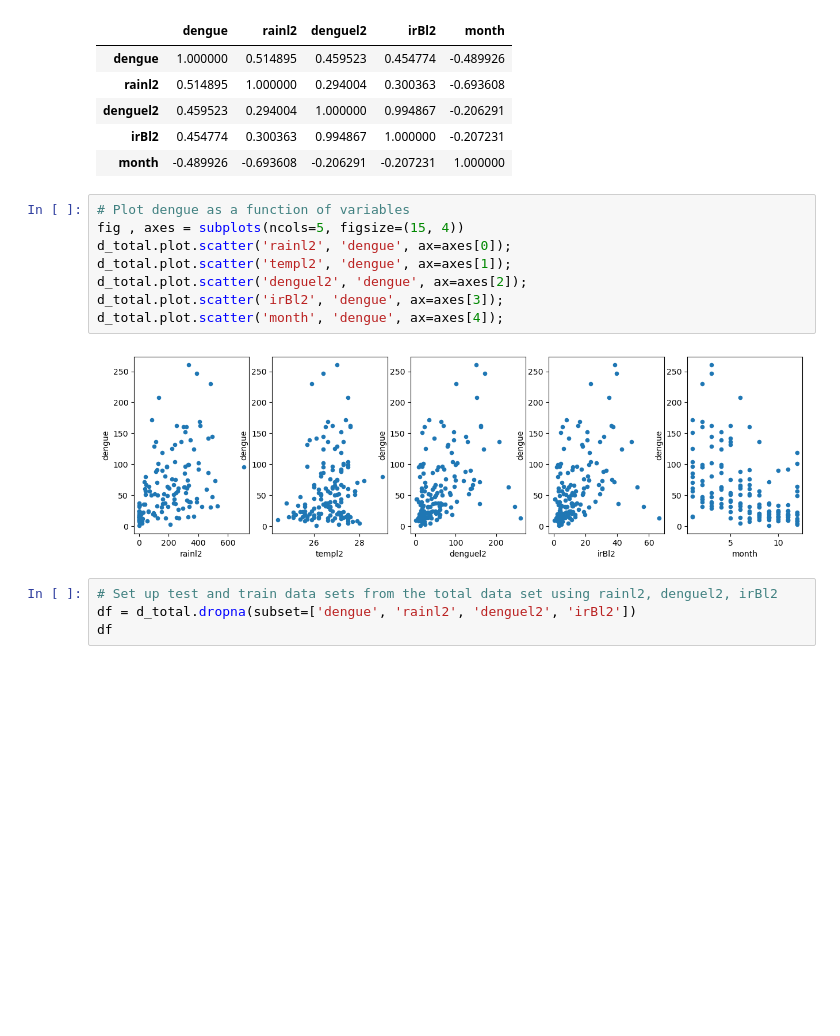
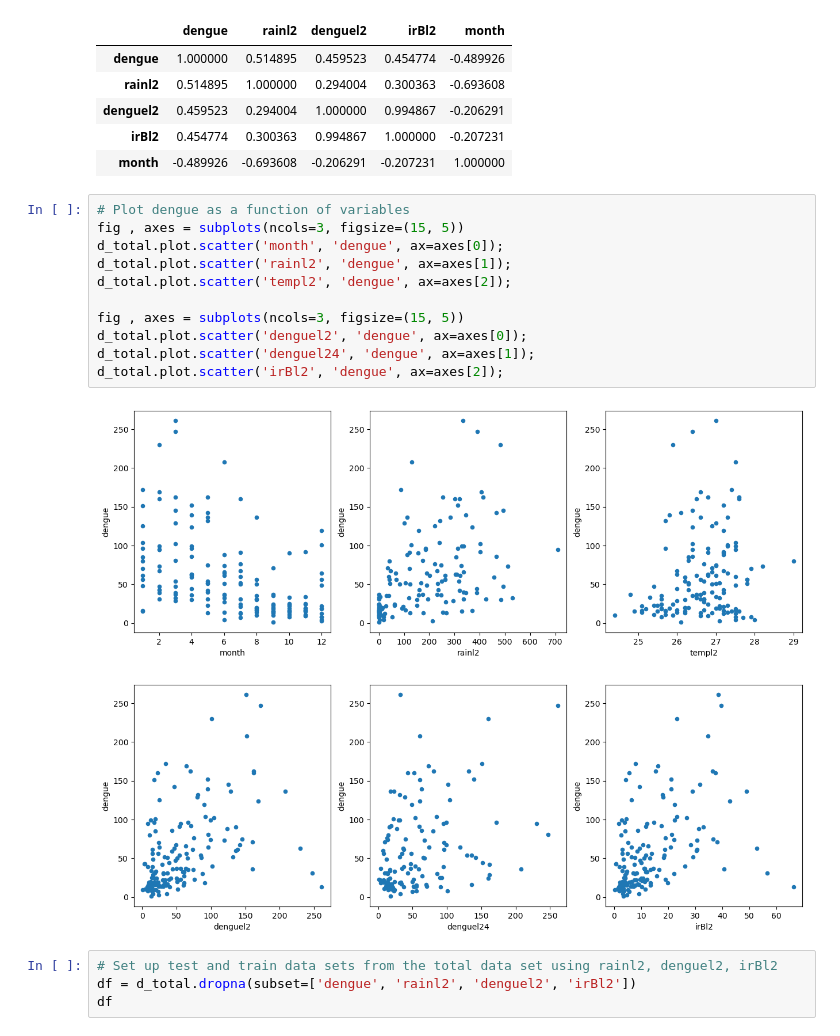
Before and after one commit to meb421/CHE495-Final-Spring2024, a Jupyter notebook: Dengue_analysis.ipynb, the cells around one changed output. Saved outputs shown, nothing was run; the diff lists cells and outputs as text; blank space fills up the shorter version.

```diff
--- a/Dengue_analysis.ipynb
+++ b/Dengue_analysis.ipynb
@@ -182,14 +182,18 @@ d_total[['dengue', 'rainl2', 'denguel2', 'irBl2','month']].corr()
 | month | -0.489926 | -0.693608 | -0.206291 | -0.207231 | 1.000000 |
 # %%
 # Plot dengue as a function of variables
-fig , axes = subplots(ncols=5, figsize=(15, 4))
-d_total.plot.scatter('rainl2', 'dengue', ax=axes[0]);
-d_total.plot.scatter('templ2', 'dengue', ax=axes[1]);
-d_total.plot.scatter('denguel2', 'dengue', ax=axes[2]);
-d_total.plot.scatter('irBl2', 'dengue', ax=axes[3]);
-d_total.plot.scatter('month', 'dengue', ax=axes[4]);
+fig , axes = subplots(ncols=3, figsize=(15, 5))
+d_total.plot.scatter('month', 'dengue', ax=axes[0]);
+d_total.plot.scatter('rainl2', 'dengue', ax=axes[1]);
+d_total.plot.scatter('templ2', 'dengue', ax=axes[2]);
+
+fig , axes = subplots(ncols=3, figsize=(15, 5))
+d_total.plot.scatter('denguel2', 'dengue', ax=axes[0]);
+d_total.plot.scatter('denguel24', 'dengue', ax=axes[1]);
+d_total.plot.scatter('irBl2', 'dengue', ax=axes[2]);
 # %% [output]
-[figure, old version]
+[figure, new version]
+[figure, added]
 # %%
 # Set up test and train data sets from the total data set using rainl2, denguel2, irBl2
 df = d_total.dropna(subset=['dengue', 'rainl2', 'denguel2', 'irBl2'])
```
Also changed, not shown: parts of 16 cells of this notebook.
